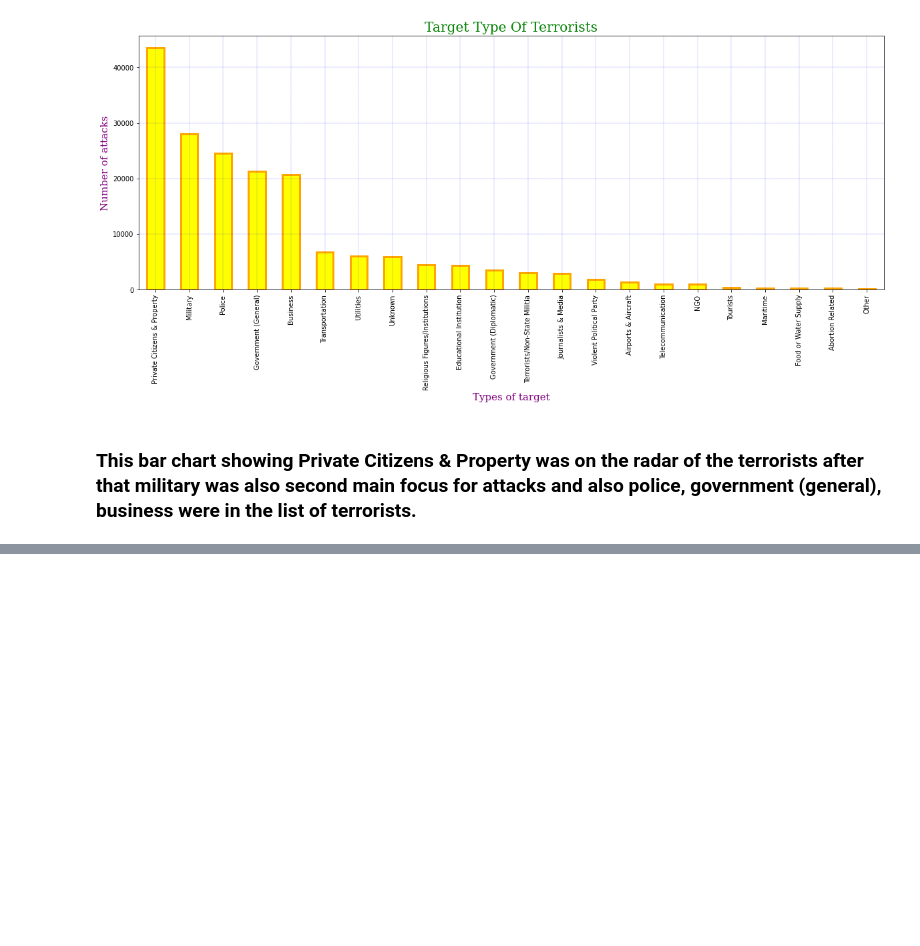
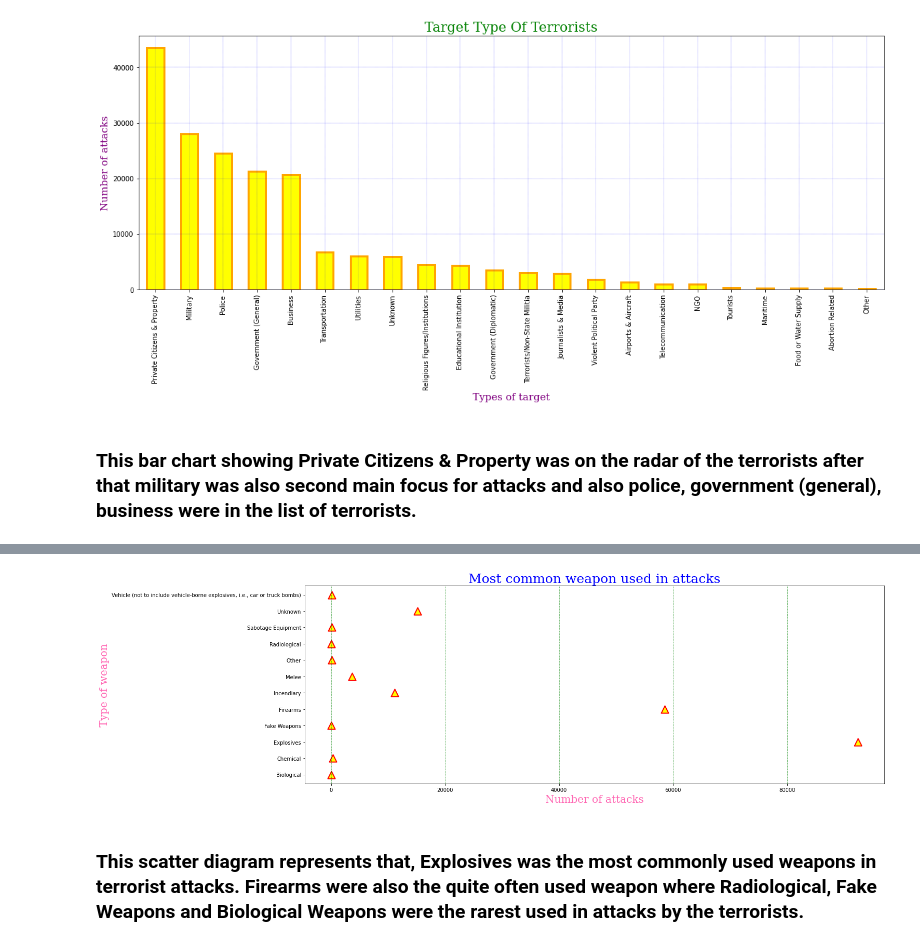
Before and after one commit to Gauravgade3/Global-Terrorism-Analysis, a Jupyter notebook: Global_Terrorism_Analysis_Capstone_Project.ipynb, the cells around one changed output, grey strips where cells are left out. Drawn from its saved outputs; the diff is of its cells as text; code cells hidden in the pictures; blank space fills up the shorter version.

```diff
--- a/Global_Terrorism_Analysis_Capstone_Project.ipynb
+++ b/Global_Terrorism_Analysis_Capstone_Project.ipynb
@@ -433,0 +470,6 @@ plt.grid(color='blue', linestyle = '--', linewidth = 0.2)
+# %%
+# Finding out which type of weapon was most frequently used
+weapon_type=df1['weaptype1_txt'].value_counts().sort_index()
+weapon=df1['weaptype1_txt'].unique()
+weaptype=(np.sort(weapon))
+weapon_type
@@ -433,0 +490,14 @@ plt.grid(color='blue', linestyle = '--', linewidth = 0.2)
+# %%
+# SCatter plot for often used weapons
+plt.scatter(weapon_type,weaptype,c ="yellow",linewidths = 2,marker ="^",edgecolor ="red", s=200)
+font1 = {'family':'serif','color':'blue','size':25}
+font2 = {'family':'serif','color':'hotpink','size':20}
+plt.rcParams['figure.figsize']=(10,5)
+plt.title('Most common weapon used in attacks',fontdict=font1)
+plt.xlabel('Number of attacks',fontdict=font2)
+plt.ylabel('Type of weapon',fontdict=font2)
+plt.grid(axis = 'x',color = 'green', linestyle = '-.', linewidth = 0.5)
+# %% [output]
+[figure, added]
+# %% [markdown]
+### **This scatter diagram represents that, Explosives was the most commonly used weapons in terrorist attacks. Firearms were also the quite often used weapon where Radiological, Fake Weapons and Biological Weapons were the rarest used in attacks by the terrorists.**
```
Also changed, not shown: parts of 8 cells of this notebook.
